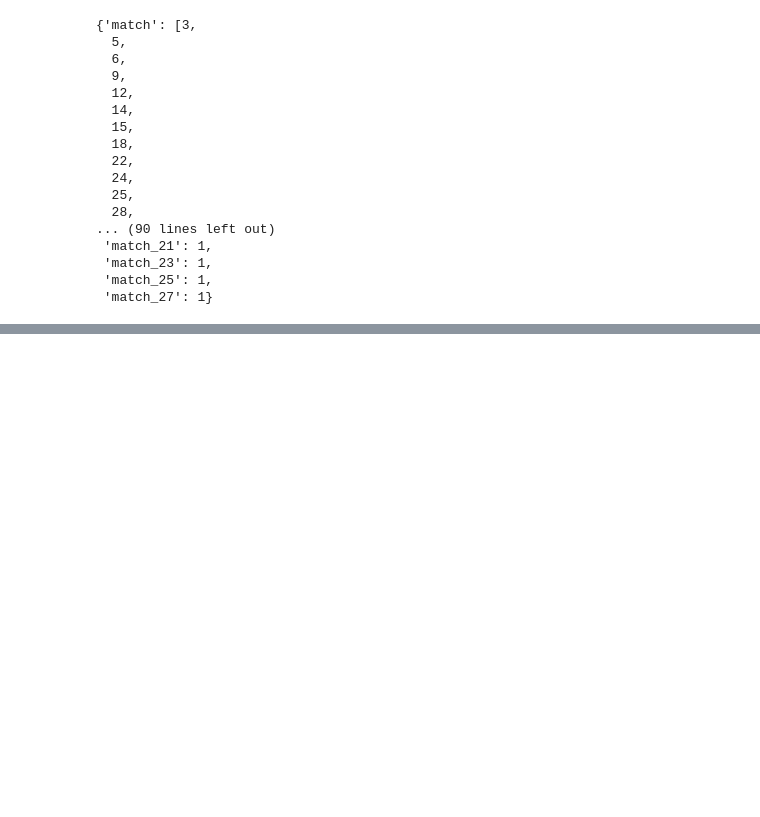
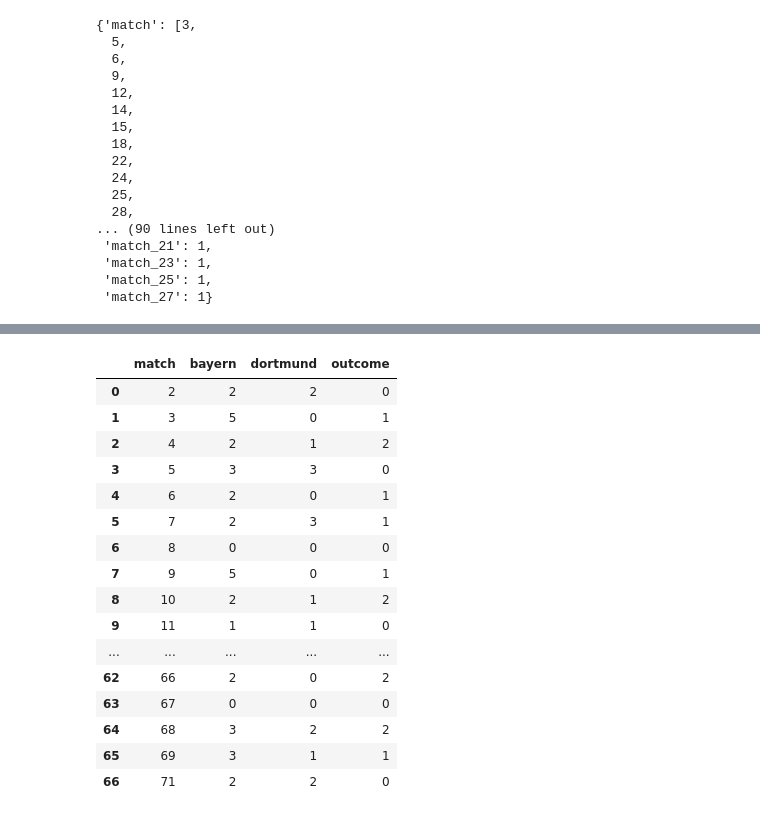
Before and after one commit to greengamma/bundesliga, a Jupyter notebook: bundesliga.ipynb, the cells around one changed output, grey strips where cells are left out. Saved outputs shown, nothing was run; the diff lists cells and outputs as text; code cells hidden in the pictures; blank space fills up the shorter version.

Commit message:
Created dataframe

```diff
--- a/bundesliga.ipynb
+++ b/bundesliga.ipynb
@@ -178,0 +264,8 @@ df
+# %%
+df2 = df2.set_index('match').reset_index()
+# %%
+df2 = df2.rename(columns={'goals_team_1': away_team, 'goals_team_2': home_team})
+# %%
+complete_df = pd.concat([df, df2])
+# %%
+complete_df = complete_df.sort_values(by='match').set_index('match').reset_index()
@@ -178,0 +281,21 @@ df
+# %%
+pd.set_option('display.max_rows', 100)
+complete_df.head(71)
+# %% [output]
+|  | match | bayern | dortmund | outcome |
+| 0 | 2 | 2 | 2 | 0 |
+| 1 | 3 | 5 | 0 | 1 |
+| 2 | 4 | 2 | 1 | 2 |
+| 3 | 5 | 3 | 3 | 0 |
+| 4 | 6 | 2 | 0 | 1 |
+| 5 | 7 | 2 | 3 | 1 |
+| 6 | 8 | 0 | 0 | 0 |
+| 7 | 9 | 5 | 0 | 1 |
+| 8 | 10 | 2 | 1 | 2 |
+| 9 | 11 | 1 | 1 | 0 |
+| ... | ... | ... | ... | ... |
+| 62 | 66 | 2 | 0 | 2 |
+| 63 | 67 | 0 | 0 | 0 |
+| 64 | 68 | 3 | 2 | 2 |
+| 65 | 69 | 3 | 1 | 1 |
+| 66 | 71 | 2 | 2 | 0 |
```
Also changed, not shown: parts of 11 cells of this notebook.
